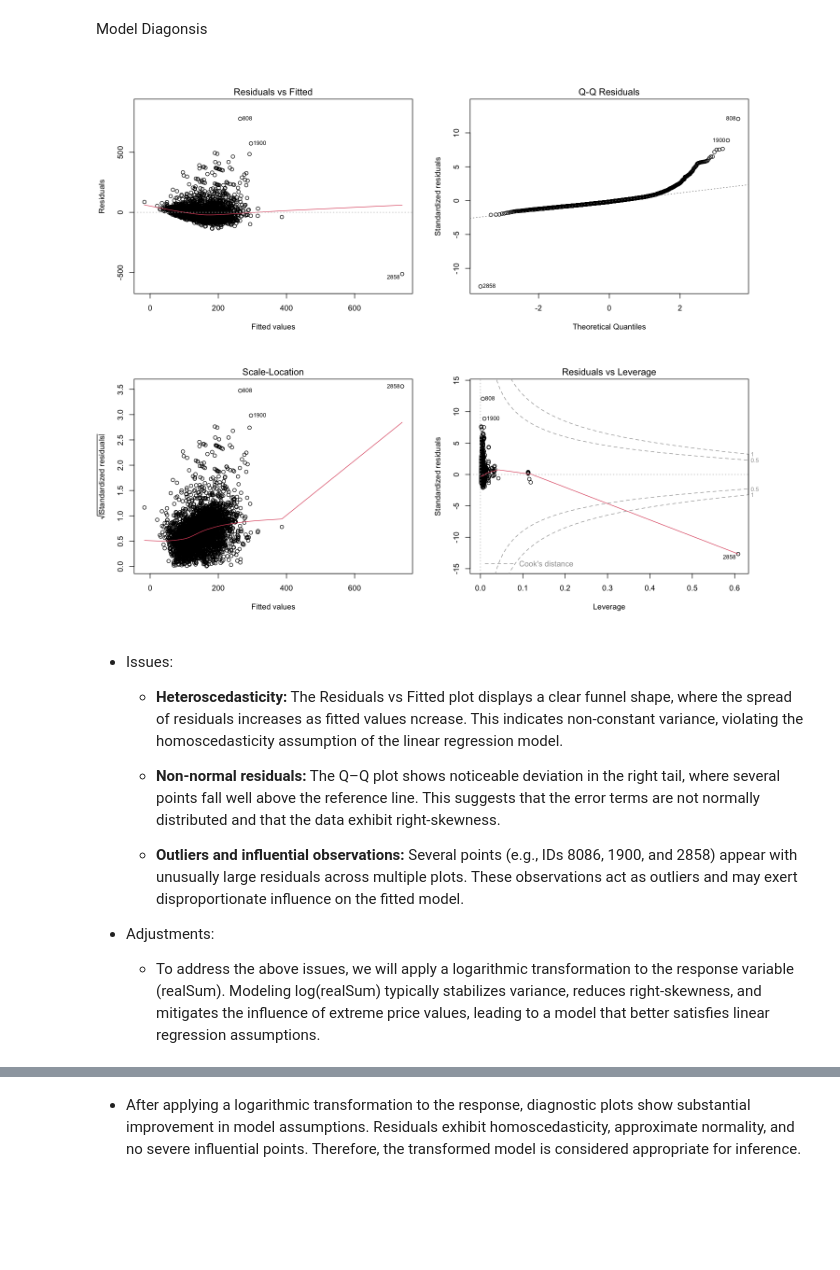
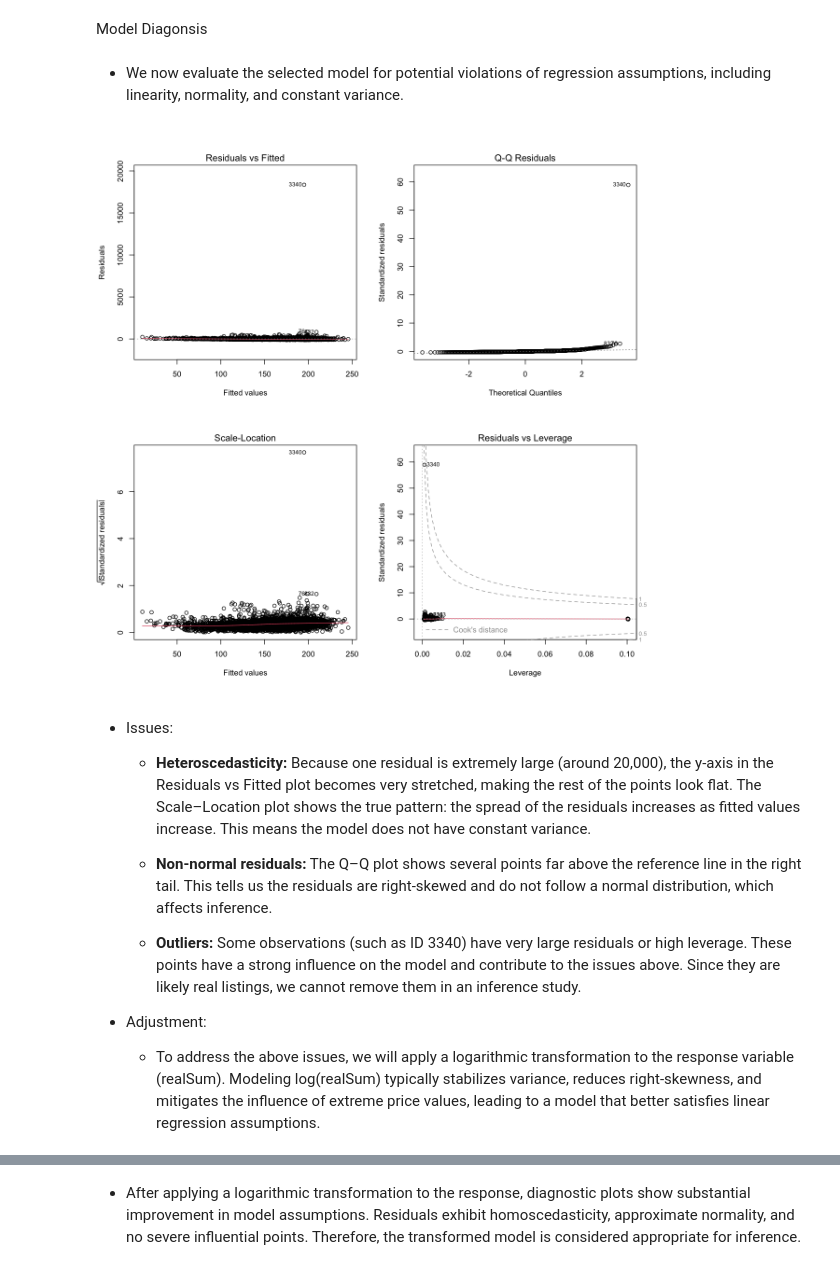
Before and after one commit to XH-DP3/STAT-301-Project-Final-Report---Group-33, a Jupyter notebook: Group 33 Final Report.ipynb, the cells around one changed output, grey strips where cells are left out. Drawn from its saved outputs; the diff is of its cells as text; code cells hidden in the pictures; blank space fills up the shorter version.

```diff
--- a/Group 33 Final Report.ipynb
+++ b/Group 33 Final Report.ipynb
@@ -275,12 +292,12 @@ Nested Model Comparison
 # %%
 # This model contains all the predictors selected after VIF check
-model_full <- lm(realSum~ . - room_shared - room_private - attr_index - attr_index_norm, data = athens_selection)
+model_full <- model_for_vif
 
-# This model contains the predictors that we believe are relevant based on EDA and our research question
-model_reduced_1 <- lm(realSum ~ day_type + room_type + guest_satisfaction_overall + dist, data = athens_selection)
+# This model removes satisfaction features
+model_reduced_1 <- lm(realSum ~ room_type + host_is_superhost + dist + metro_dist + day_type, data = athens_selection)
 
 # This is another reduced model, which contains
-model_reduced_2 <- lm(realSum~ . - room_shared - room_private - attr_index - attr_index_norm - rest_index - rest_index_norm - lat - lng, data = athens_selection)
+model_reduced_2 <- lm(realSum~  room_type + host_is_superhost + guest_satisfaction_overall + cleanliness_rating + day_type, data = athens_selection)
 # %%
 # Perform ANOVA to compare the reduced model 1 with the full model
 anova_result_1 <- anova(model_reduced_1, model_full)
@@ -308,21 +323,25 @@ anova_p
 # %% [markdown]
 Model Diagonsis
+# %% [markdown]
+- We now evaluate the selected model for potential violations of regression assumptions, including linearity, normality, and constant variance.
 # %%
-# Diagnostic plots for the full model
+# Diagnostic plots for the first reduced model
+options(repr.plot.width = 10, repr.plot.height = 10)
 par(mfrow = c(2, 2))
-plot(model_full)
+plot(model_reduced_1)
 # %% [output]
-[figure, old version]
+[figure, new version]
 # %% [markdown]
 - Issues:
 
-    - **Heteroscedasticity:** The Residuals vs Fitted plot displays a clear funnel shape, where the spread of residuals increases as fitted values ncrease. This indicates non-constant variance, violating the homoscedasticity assumption of the linear regression model.
+    - **Heteroscedasticity:** Because one residual is extremely large (around 20,000), the y-axis in the Residuals vs Fitted plot becomes very stretched, making the rest of the points look flat. The Scale–Location plot shows the true pattern: the spread of the residuals increases as fitted values increase. This means the model does not have constant variance.
 
-    - **Non-normal residuals:** The Q–Q plot shows noticeable deviation in the right tail, where several points fall well above the reference line. This suggests that the error terms are not normally distributed and that the data exhibit right-skewness.
+    - **Non-normal residuals:** The Q–Q plot shows several points far above the reference line in the right tail. This tells us the residuals are right-skewed and do not follow a normal distribution, which affects inference.
 
-    - **Outliers and influential observations:** Several points (e.g., IDs 8086, 1900, and 2858) appear with unusually large residuals across multiple plots. These observations act as outliers and may exert disproportionate influence on the fitted model.
+    - **Outliers:** Some observations (such as ID 3340) have very large residuals or high leverage. These points have a strong influence on the model and contribute to the issues above. Since they are likely real listings, we cannot remove them in an inference study.
 
-- Adjustments:
+
+- Adjustment:
 
     - To address the above issues, we will apply a logarithmic transformation to the response variable (realSum). Modeling log(realSum) typically stabilizes variance, reduces right-skewness, and mitigates the influence of extreme price values, leading to a model that better satisfies linear regression assumptions.
 # %%
```
Also changed, not shown: parts of 22 cells of this notebook.
